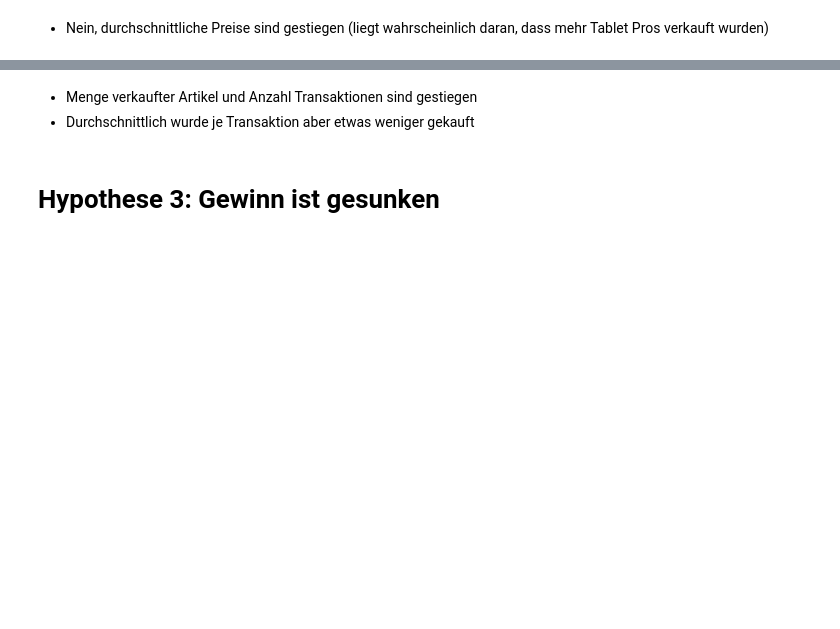
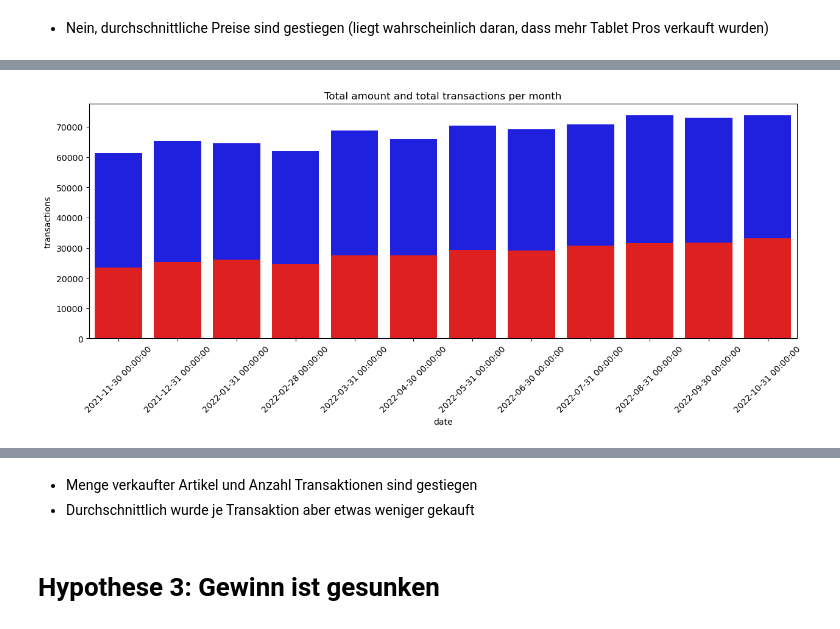
Before and after one commit to AliBenBali/TabletGmbHProjekt, a Jupyter notebook: Analyse_Vince.ipynb, the cells around one changed output, grey strips where cells are left out. Drawn from its saved outputs; the diff is of its cells as text; code cells hidden in the pictures; blank space fills up the shorter version.

```diff
--- a/Analyse_Vince.ipynb
+++ b/Analyse_Vince.ipynb
@@ -159,6 +222,8 @@ df_sales['cost_pro'] = df_sales['cost_pro'].fillna(0)
 # %%
 # NaN in "discount" durch 1 ersetzen
 df_sales['discount'] = df_sales['discount'].fillna(1)
+# Discount tatsächlichen Wert berechnen
+df_sales['discount'] = 1 - df_sales['discount']
 # %%
 # Zeige Werte der Spalte "product" an
 df_sales['product'].unique()
@@ -193,10 +296,10 @@ df_sales['cost'] = df_sales["cost_basic"] + df_sales["cost_mini"] + df_sales["co
 df_sales['cost_total'] = df_sales["cost"] * df_sales["amount"]
 # %%
 # Neue Spalte "revenue" erstellen
-df_sales['revenue'] = df_sales['price'] * df_sales['amount'] * df_sales['discount']
+df_sales['revenue'] = df_sales['price'] * df_sales['amount'] * (1 - df_sales['discount'])
 # %%
 # Profit pro Stueck berechnen
-df_sales["profit_per_piece"] = (df_sales["price"] * df_sales["discount"]) - df_sales["cost"]
+df_sales["profit_per_piece"] = (df_sales["price"] * (1 - df_sales["discount"])) - df_sales["cost"]
 # %%
 # Profit des gesamten Verkaufs berechnen
 df_sales["profit_total"] = df_sales["profit_per_piece"] * df_sales["amount"]
@@ -239,4 +435,4 @@ menge_pro_monat
 # %%
 # Summe der Transaktionen pro Monat
-transaktionen_pro_monat = df_sales.groupby(pd.Grouper(key='date', freq='M')).agg({'transaction_id': 'count'})
+transaktionen_pro_monat = df_sales.groupby(pd.Grouper(key='date', freq='M')).agg(transactions=('transaction_id', 'count'))
 transaktionen_pro_monat
@@ -243,9 +454,18 @@ transaktionen_pro_monat
 # %%
 # Beide plots in einem Diagramm
 plt.figure(figsize=(15, 5))
 sns.barplot(data=menge_pro_monat, x=menge_pro_monat.index, y='amount', color='blue')
-sns.barplot(data=transaktionen_pro_monat, x=transaktionen_pro_monat.index, y='transaction_id', color='red')
+sns.barplot(data=transaktionen_pro_monat, x=transaktionen_pro_monat.index, y='transactions', color='red')
 plt.title('Total amount and total transactions per month')
 plt.xticks(rotation=45)
+
+#black magic needed beyond this point
+#colors = {'menge_pro_monat':'blue', 'transaktionen_pro_monat' : 'red'}
+#labels = list(colors.keys())
+#handles = [mpatches.Rectangle([0,0],1,1,color=colors[label] for label in labels)]
+#plt.legend(handles, labels)
+
 plt.show()
+# %% [output]
+[figure, added]
 # %%
```
Also changed, not shown: parts of 55 cells of this notebook.
